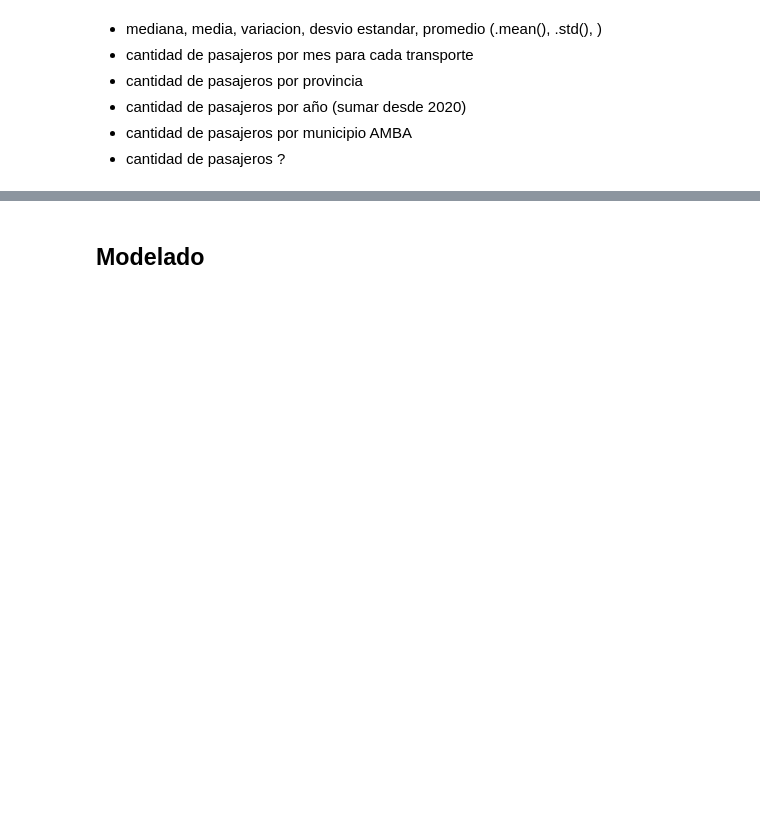
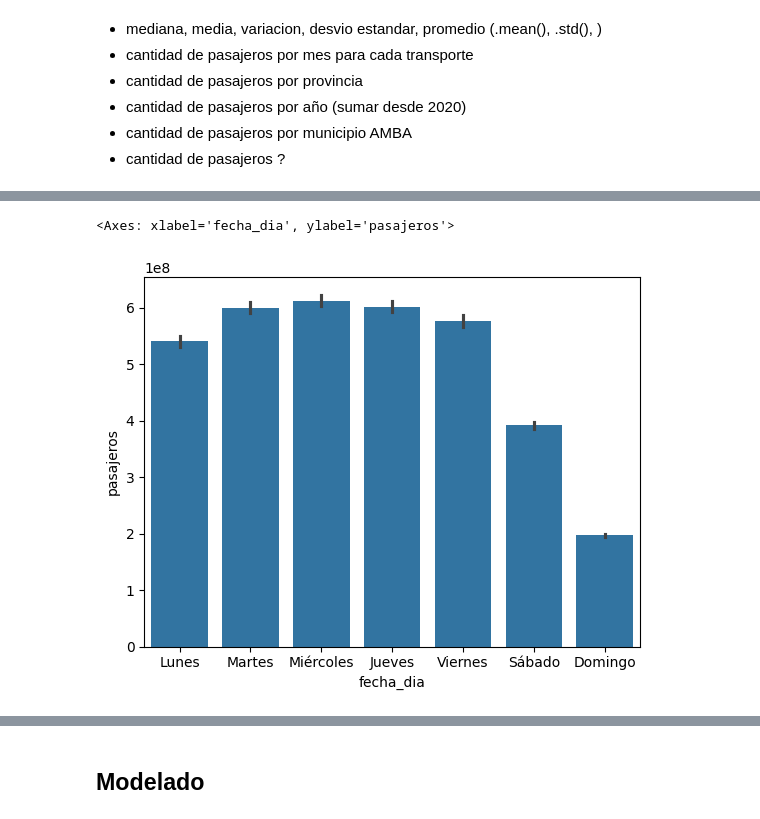
Before and after one commit to alejoGonc/labo_tp1, a Jupyter notebook: main.ipynb, the cells around one changed output, grey strips where cells are left out. Saved outputs shown, nothing was run; the diff lists cells and outputs as text; code cells hidden in the pictures; blank space fills up the shorter version.

```diff
--- a/main.ipynb
+++ b/main.ipynb
@@ -158,0 +173,5 @@ dia_menos_desvio[0]
+# %%
+sns.barplot(data=datos_amba, x='fecha_dia', y='pasajeros', estimator='sum', order=dias)
+# %% [output]
+<Axes: xlabel='fecha_dia', ylabel='pasajeros'>
+[figure, added]
```
Also changed, not shown: parts of 4 cells of this notebook.
